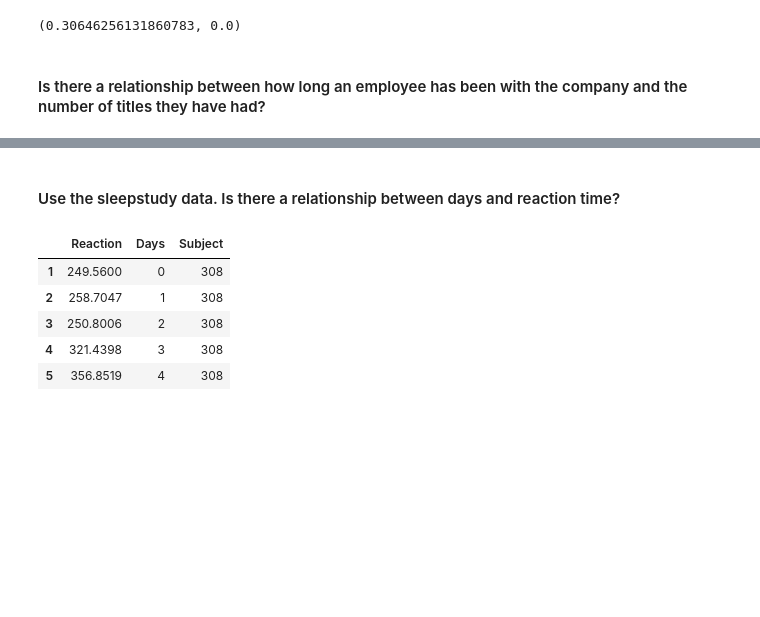
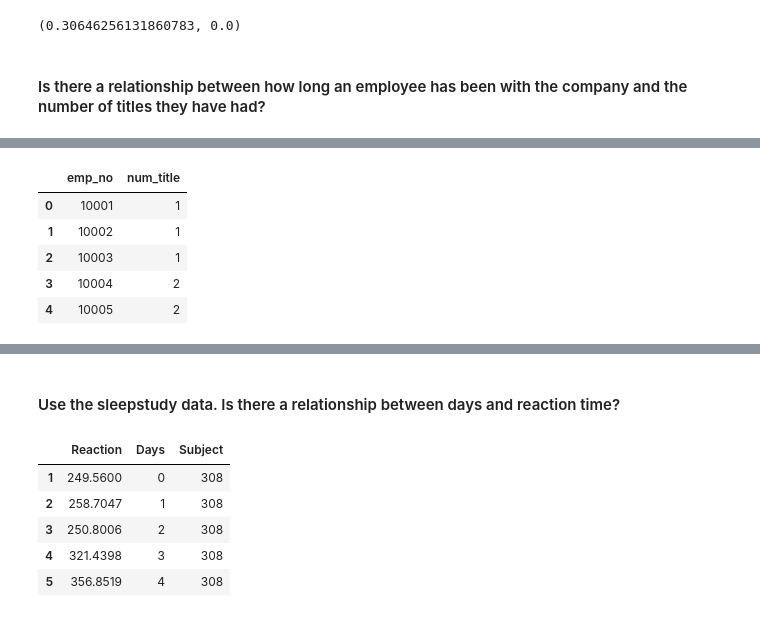
Before and after one commit to misty-garcia/statistics-exercises, a Jupyter notebook: hypothesis_testing.ipynb, the cells around one changed output, grey strips where cells are left out. Cells and saved outputs as stored; diff of their text form; code cells hidden in the pictures; blank space fills up the shorter version.

```diff
--- a/hypothesis_testing.ipynb
+++ b/hypothesis_testing.ipynb
@@ -232,0 +247,13 @@ stats.pearsonr(df_employees.employment_len, df_employees.salary)
+# %%
+df_employees2 = df_employees2.groupby("emp_no").count().title
+df_employees2 = pd.DataFrame(df_employees2)
+df4 = df_employees2.reset_index()
+df4.rename(columns = {"title":"num_title"}, inplace=True)
+df4.head()
+# %% [output]
+|  | emp_no | num_title |
+| 0 | 10001 | 1 |
+| 1 | 10002 | 1 |
+| 2 | 10003 | 1 |
+| 3 | 10004 | 2 |
+| 4 | 10005 | 2 |
```
Also changed, not shown: parts of 4 cells of this notebook.
